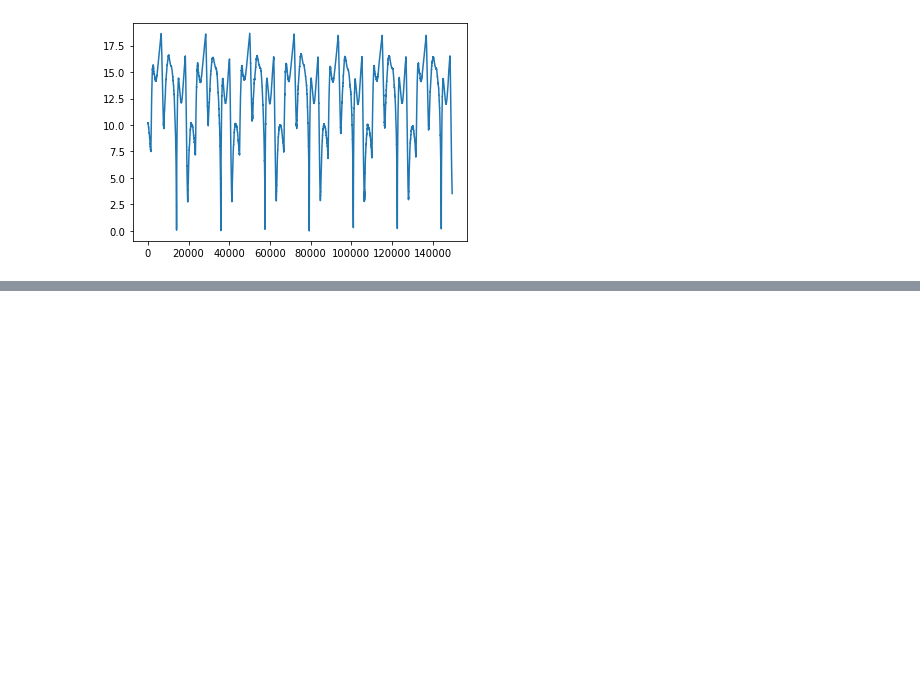
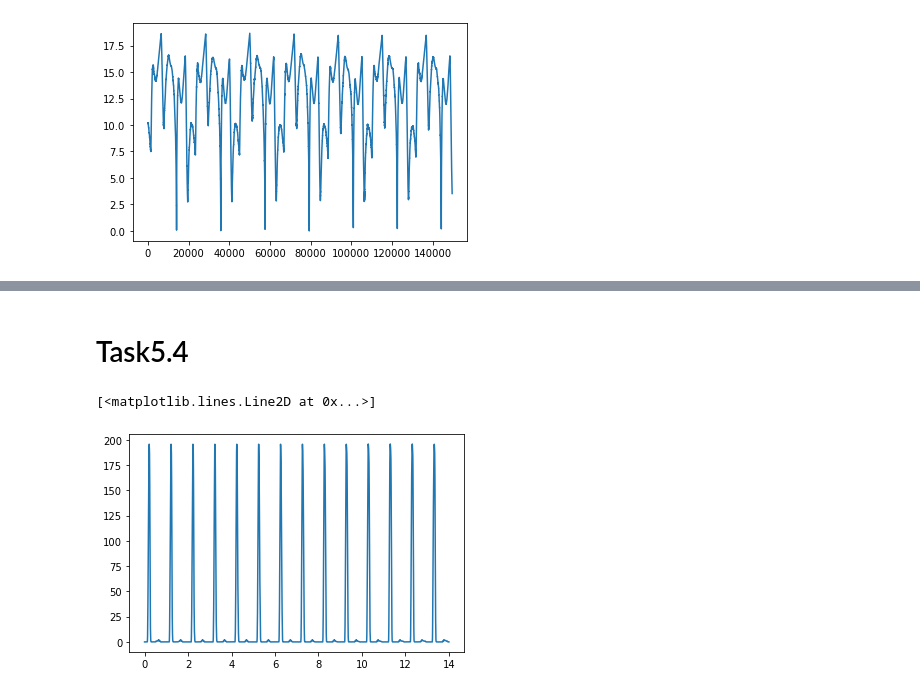
Before and after one commit to ge96rox/MLCMS05, a Jupyter notebook: task5.ipynb, the cells around one changed output, grey strips where cells are left out. Drawn from its saved outputs; the diff is of its cells as text; code cells hidden in the pictures; blank space fills up the shorter version.

Commit message:
edit task4 bonus, add task5.3 and 5.4

```diff
--- a/task5.ipynb
+++ b/task5.ipynb
@@ -82,0 +100,9 @@ plt.plot(v_field[:,0], v_field[:,1])
+# %% [markdown]
+# Task5.4
+# %%
+prediction_measurement = predict(14, v_field_o, arc_function_o)
+
+plt.plot(prediction_measurement[:,0], prediction_measurement[:,1])
+# %% [output]
+[<matplotlib.lines.Line2D at 0x...>]
+[figure, added]
```
Also changed, not shown: parts of 4 cells of this notebook, 1 other file.
